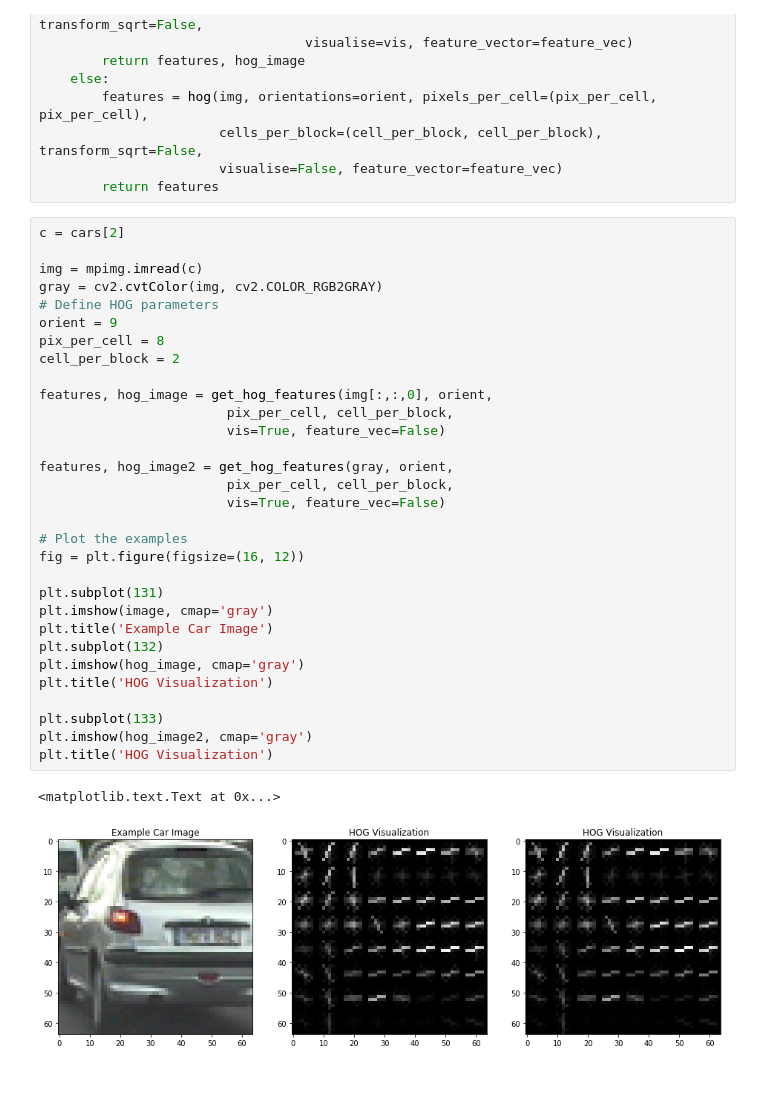
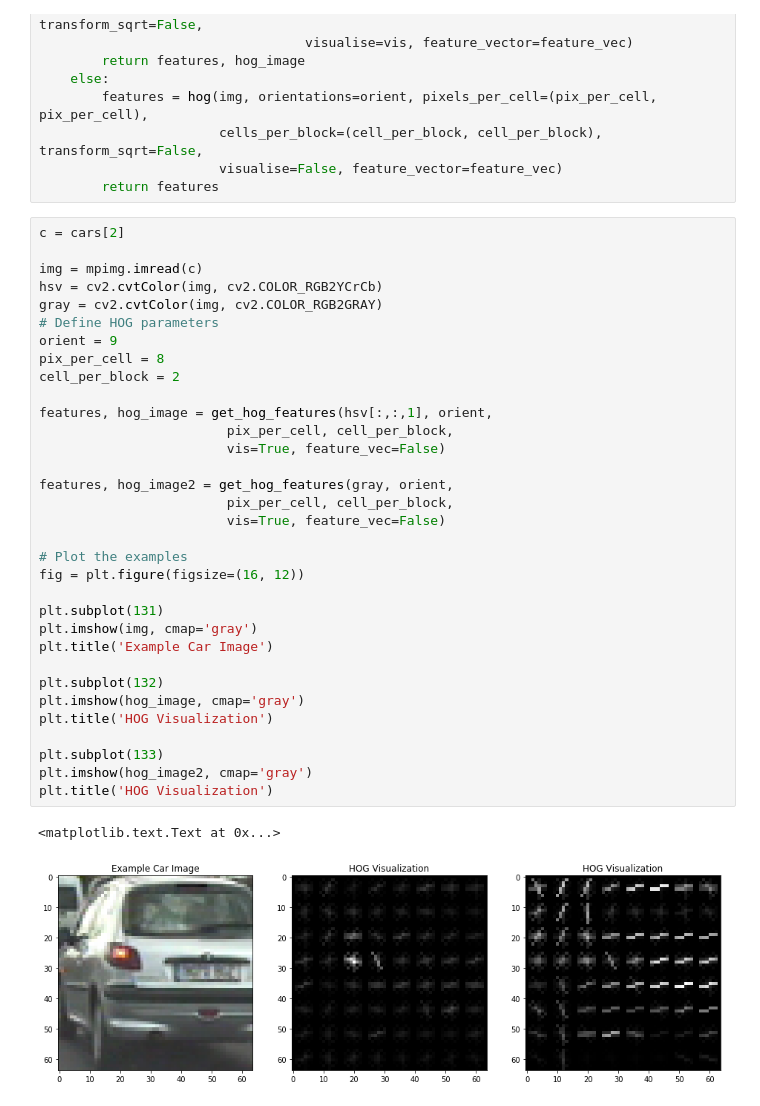
Before and after one commit to brianz/udacity-sdc-p5, a Jupyter notebook: hog.ipynb, the cells around one changed output. Saved outputs shown, nothing was run; the diff lists cells and outputs as text.

```diff
--- a/hog.ipynb
+++ b/hog.ipynb
@@ -50,33 +50,35 @@ def get_hog_features(img, orient, pix_per_cell, cell_per_block, vis=False, featu
 c = cars[2]
 
 img = mpimg.imread(c)
+hsv = cv2.cvtColor(img, cv2.COLOR_RGB2YCrCb)
 gray = cv2.cvtColor(img, cv2.COLOR_RGB2GRAY)
 # Define HOG parameters
 orient = 9
 pix_per_cell = 8
 cell_per_block = 2
 
-features, hog_image = get_hog_features(img[:,:,0], orient,
+features, hog_image = get_hog_features(hsv[:,:,1], orient,
                         pix_per_cell, cell_per_block,
                         vis=True, feature_vec=False)
 
 features, hog_image2 = get_hog_features(gray, orient,
                         pix_per_cell, cell_per_block,
                         vis=True, feature_vec=False)
 
 # Plot the examples
 fig = plt.figure(figsize=(16, 12))
 
 plt.subplot(131)
-plt.imshow(image, cmap='gray')
+plt.imshow(img, cmap='gray')
 plt.title('Example Car Image')
+
 plt.subplot(132)
 plt.imshow(hog_image, cmap='gray')
 plt.title('HOG Visualization')
 
 plt.subplot(133)
 plt.imshow(hog_image2, cmap='gray')
 plt.title('HOG Visualization')
 # %% [output]
 <matplotlib.text.Text at 0x...>
-[figure, old version]
+[figure, new version]
```
Also changed, not shown: 2 other files.
